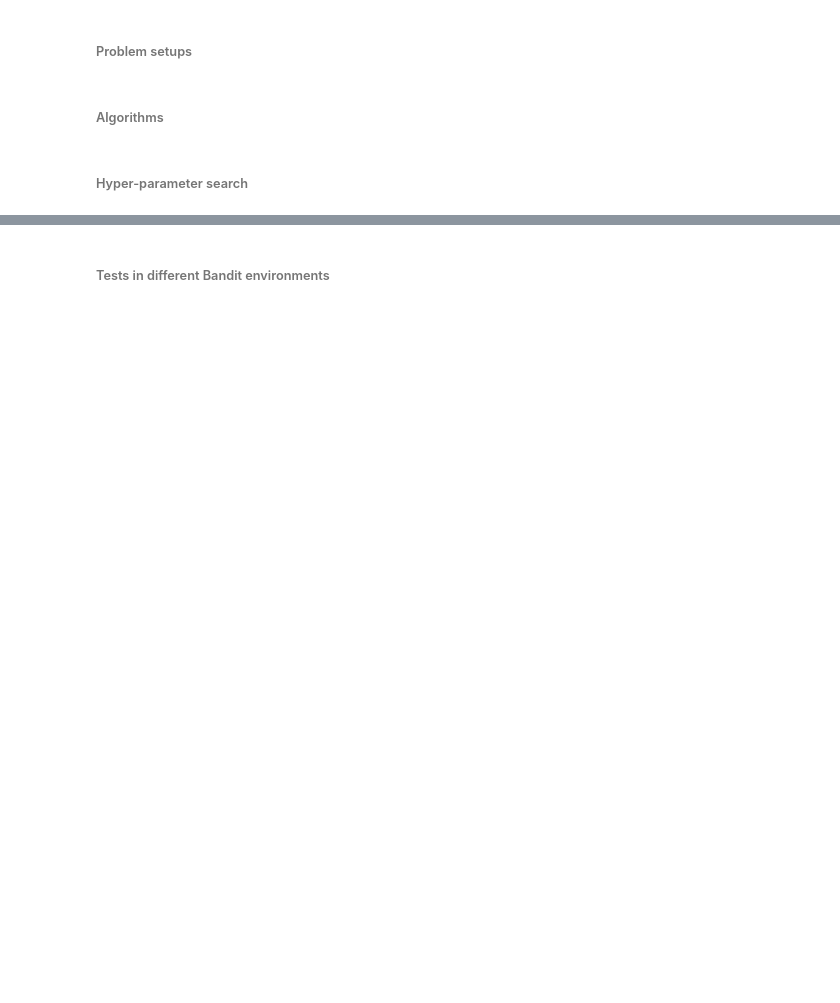
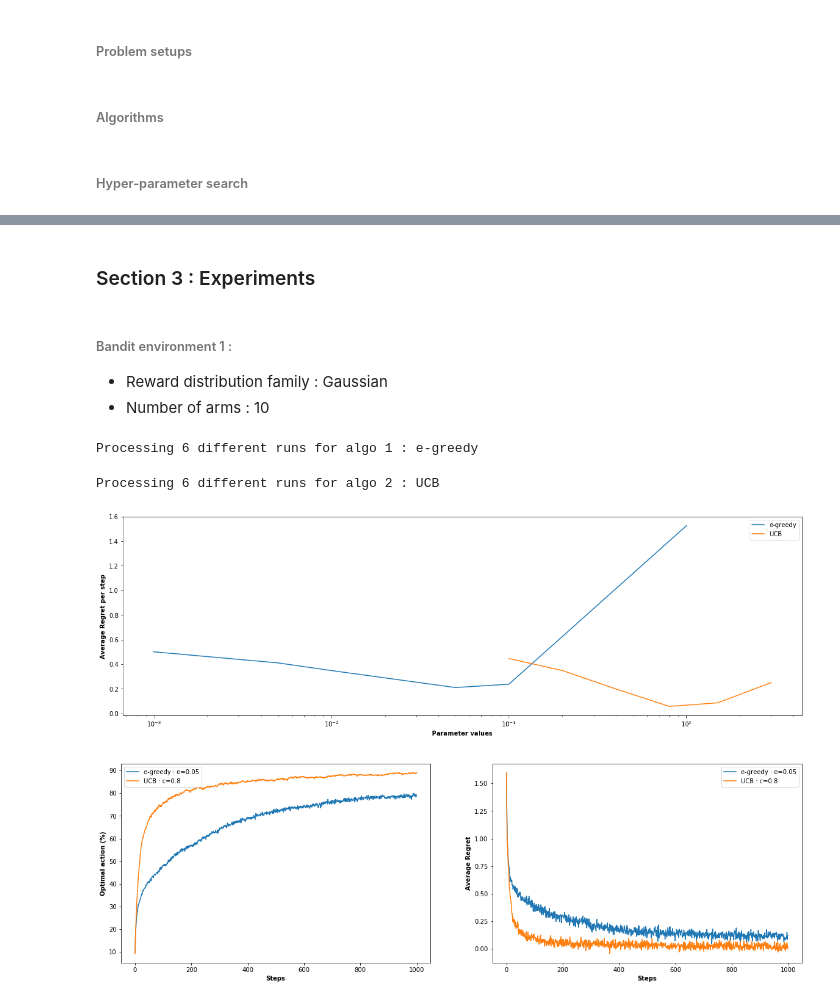
Before and after one commit to julienroy13/COMP767-assignments, a Jupyter notebook: Week1-Bandit/K-armed Bandit.ipynb, the cells around one changed output, grey strips where cells are left out. Drawn from its saved outputs; the diff is of its cells as text; code cells hidden in the pictures; blank space fills up the shorter version.

```diff
--- a/Week1-Bandit/K-armed Bandit.ipynb
+++ b/Week1-Bandit/K-armed Bandit.ipynb
@@ -52,11 +52,16 @@ plt.show()
 # %%
 class BanditMachine(object):
 
-    def __init__(self):
-        self.means = np.random.normal(0., 1., size=(10,))
+    def __init__(self, reward_distrib_family, arms_mean, arms_var, k=10):
+        self.means = np.random.normal(arms_mean, arms_var, size=(k,))
+        self.reward_distrib_family = reward_distrib_family
 
     def press_arm(self, arm_id):
-        return np.random.normal(self.means[arm_id], 1.)
+        if self.reward_distrib_family == 'normal':
+            return np.random.normal(self.means[arm_id], 1.)
+
+        elif  self.reward_distrib_family == 'uniform':
+            return np.random.uniform(self.means[arm_id]-3., self.means[arm_id]+3.)
 # %% [markdown]
 ###### Algorithms
 # %%
@@ -242,2 +224,25 @@ def hyperparameter_search(runs):
-# %% [markdown]
-###### Tests in different Bandit environments
+# %% [markdown]
+### Section 3 : Experiments
+# %% [markdown]
+###### Bandit environment 1 :
+* Reward distribution family : Gaussian
+* Number of arms : 10
+# %%
+e_values = [0.001, 0.005, 0.01, 0.05, 0.1, 1.]
+c_values = [0.1, 0.2, 0.4, 0.8, 1.5, 3.]
+
+best_runs = hyperparameter_search(runs=[(e_greedy_algorithm, e_values, 'e-greedy'),
+                                        (UCB_algorithm, c_values, 'UCB')],
+                                  max_steps=1000,
+                                  n_machines=2000,
+                                  reward_distrib='normal',
+                                  arms_mean=0.,
+                                  arms_var=1.,
+                                  k=10)
+
+plot_best_results(best_runs)
+# %% [output]
+Processing 6 different runs for algo 1 : e-greedy
+Processing 6 different runs for algo 2 : UCB
+[figure, added]
+[figure, added]
```
Also changed, not shown: parts of 12 cells of this notebook.
